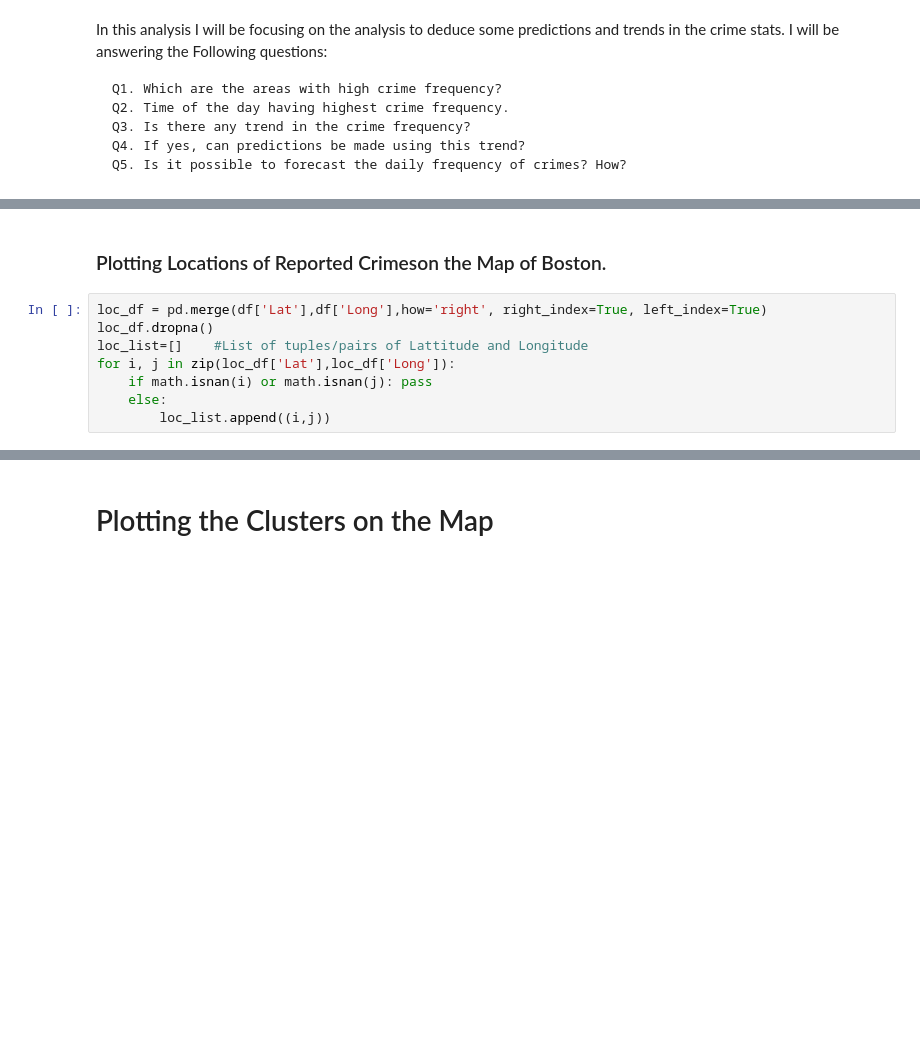
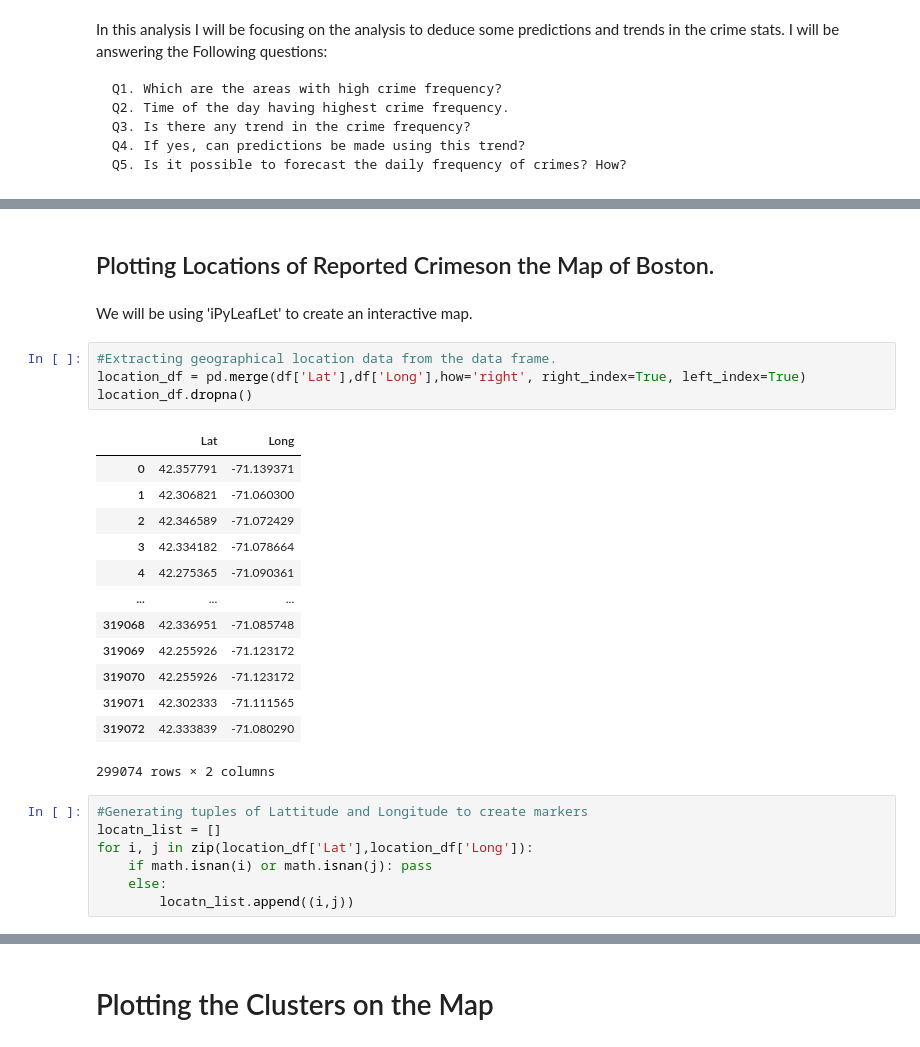
Before and after one commit to RitvikDayal/Crime-in-Boston, a Jupyter notebook: Boston_Crime_Analysis.ipynb, the cells around one changed output, grey strips where cells are left out. Cells and saved outputs as stored; diff of their text form; blank space fills up the shorter version.

```diff
--- a/Boston_Crime_Analysis.ipynb
+++ b/Boston_Crime_Analysis.ipynb
@@ -64,10 +98,29 @@ None
 # %% [markdown]
-### Plotting Locations of Reported Crimeson the Map of Boston.
+## Plotting Locations of Reported Crimeson the Map of Boston.
+# %% [markdown]
+We will be using 'iPyLeafLet' to create an interactive map.
+# %%
+#Extracting geographical location data from the data frame.
+location_df = pd.merge(df['Lat'],df['Long'],how='right', right_index=True, left_index=True)
+location_df.dropna()
+# %% [output]
+|  | Lat | Long |
+| 0 | 42.357791 | -71.139371 |
+| 1 | 42.306821 | -71.060300 |
+| 2 | 42.346589 | -71.072429 |
+| 3 | 42.334182 | -71.078664 |
+| 4 | 42.275365 | -71.090361 |
+| ... | ... | ... |
+| 319068 | 42.336951 | -71.085748 |
+| 319069 | 42.255926 | -71.123172 |
+| 319070 | 42.255926 | -71.123172 |
+| 319071 | 42.302333 | -71.111565 |
+| 319072 | 42.333839 | -71.080290 |
+299074 rows × 2 columns
 # %%
-loc_df = pd.merge(df['Lat'],df['Long'],how='right', right_index=True, left_index=True)
-loc_df.dropna()
-loc_list=[]    #List of tuples/pairs of Lattitude and Longitude
-for i, j in zip(loc_df['Lat'],loc_df['Long']):
+#Generating tuples of Lattitude and Longitude to create markers
+locatn_list = []
+for i, j in zip(location_df['Lat'],location_df['Long']):
     if math.isnan(i) or math.isnan(j): pass
     else:
-        loc_list.append((i,j))
+        locatn_list.append((i,j))
```
Also changed, not shown: parts of 39 cells of this notebook.
